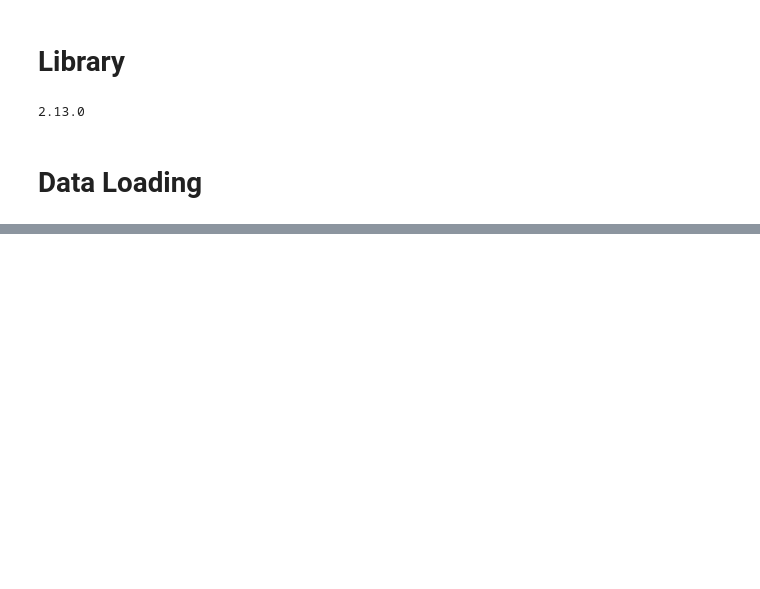
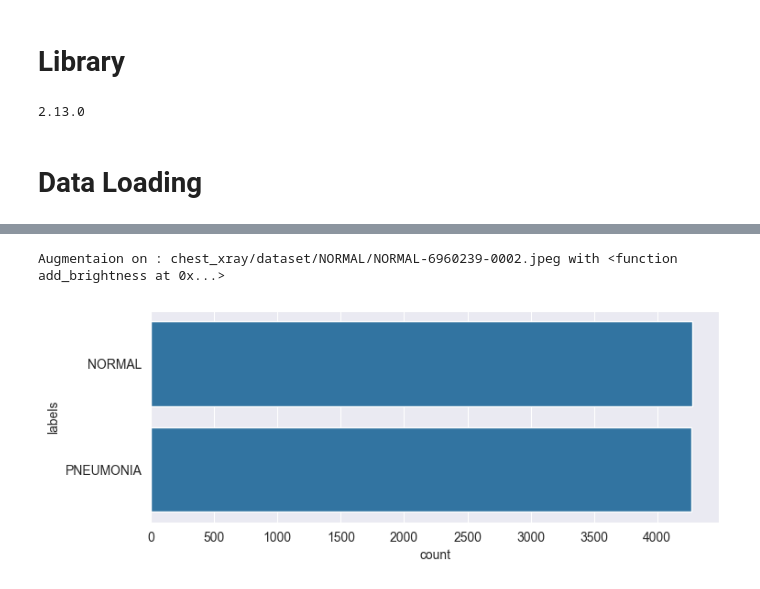
Before and after one commit to yasir-rtx/dbs_ML_intermediate, a Jupyter notebook: imageClassification/klasifikasi.ipynb, the cells around one changed output, grey strips where cells are left out. Drawn from its saved outputs; the diff is of its cells as text; code cells hidden in the pictures; blank space fills up the shorter version.

```diff
--- a/imageClassification/klasifikasi.ipynb
+++ b/imageClassification/klasifikasi.ipynb
@@ -68,0 +234,80 @@ Downloading labeled-chest-xray-images.zip to /mnt/d/dbs/dbs_ML_intermediate/imag
+# %%
+transformations = { 'rotate anticlockwise': anticlockwise_rotation,
+                    'rotate clockwise': clockwise_rotation,
+                    'warp shift': warp_shift,
+                    'blurring image': blur_image,
+                    'add brightness' : add_brightness,
+                    'flip up down': flip_up_down,
+                    'shear image': sheared
+                  }
+
+images_path="chest_xray/dataset/NORMAL" # Path untuk gambar asli
+augmented_path="chest_xray/dataset/NORMAL" # Path untuk gambar yang sudah diaugmentasi
+images=[] # Penyimpanan gambar yang telah melalui pra-pemrosesan
+
+# Baca nama gambar dari folder dan tambahkan path ke dalam array "images"
+for im in os.listdir(images_path):
+    images.append(os.path.join(images_path,im))
+
+# Jumlah gambar yang akan ditambahkan dengan hasil transformasi augmentasi, jumlahnya disesuaikan sesuai kebutuhan
+# Variabel untuk melakukan iterasi sampai jumlah gambar yang ditentukan dalam images_to_generate
+# images_to_generate=2000
+# i=1
+
+# Yasir :
+# Untuk memastikan jumlah data seimbang, data paru normal akan diaugmentasi hingga sama dengan jumlag data pneumonia
+pneumonia = 'chest_xray/dataset/PNEUMONIA/'
+images_to_generate = len(os.listdir(pneumonia))
+normal = 'chest_xray/dataset/NORMAL/'
+i = len(os.listdir(normal))
+
+
+while i<=images_to_generate:
+    image=random.choice(images)
+    try:
+        original_image = io.imread(image)
+        transformed_image=None
+        n = 0      # Variabel untuk melakukan iterasi sampai jumlah transformasi yang akan diterapkan
+        transformation_count = random.randint(1, len(transformations)) # Pilih jumlah transformasi acak yang akan diterapkan pada gambar
+
+        while n <= transformation_count:
+            key = random.choice(list(transformations)) # Secara acak memilih dan memanggil metode
+            transformed_image = transformations[key](original_image)
+            n = n + 1
+            clear_output(wait=True)
+            print(f"Augmentaion on : {image} with {transformations[key]}")
+            time.sleep(0.01)
+
+        new_image_path= "%s/augmented_image_%s.jpg" %(augmented_path, i)
+        transformed_image = img_as_ubyte(transformed_image)  # Mengonversi gambar ke format byte yang tidak ditandatangani, dengan nilai dalam [0, 255]
+        cv2.imwrite(new_image_path, transformed_image)  # Simpan hasil transformasi augmentasi pada gambar ke path yang ditentukan
+        i =i+1
+    except ValueError as e:
+        print('could not read the',image ,':',e,'hence skipping it.')
+# %% [output]
+Augmentaion on : chest_xray/dataset/NORMAL/NORMAL-6960239-0002.jpeg with <function add_brightness at 0x...>
+# %%
+# Definisikan path sumber
+lung_path = "chest_xray/dataset/"
+
+# Buat daftar yang menyimpan data untuk setiap nama file, path file, dan label dalam data
+file_name = []
+labels = []
+full_path = []
+
+# Dapatkan nama file gambar, path file, dan label satu per satu dengan looping, dan simpan sebagai dataframe
+for path, subdirs, files in os.walk(lung_path):
+    for name in files:
+        full_path.append(os.path.join(path, name))
+        labels.append(path.split('/')[-1])
+        file_name.append(name)
+
+distribution_train = pd.DataFrame({"path":full_path, 'file_name':file_name, "labels":labels})
+
+# Plot distribusi gambar di setiap kelas
+Label = distribution_train['labels']
+plt.figure(figsize = (8,3))
+sns.set_style("darkgrid")
+plot_data = sns.countplot(Label)
+# %% [output]
+[figure, added]
```
Also changed, not shown: parts of 22 cells of this notebook.
